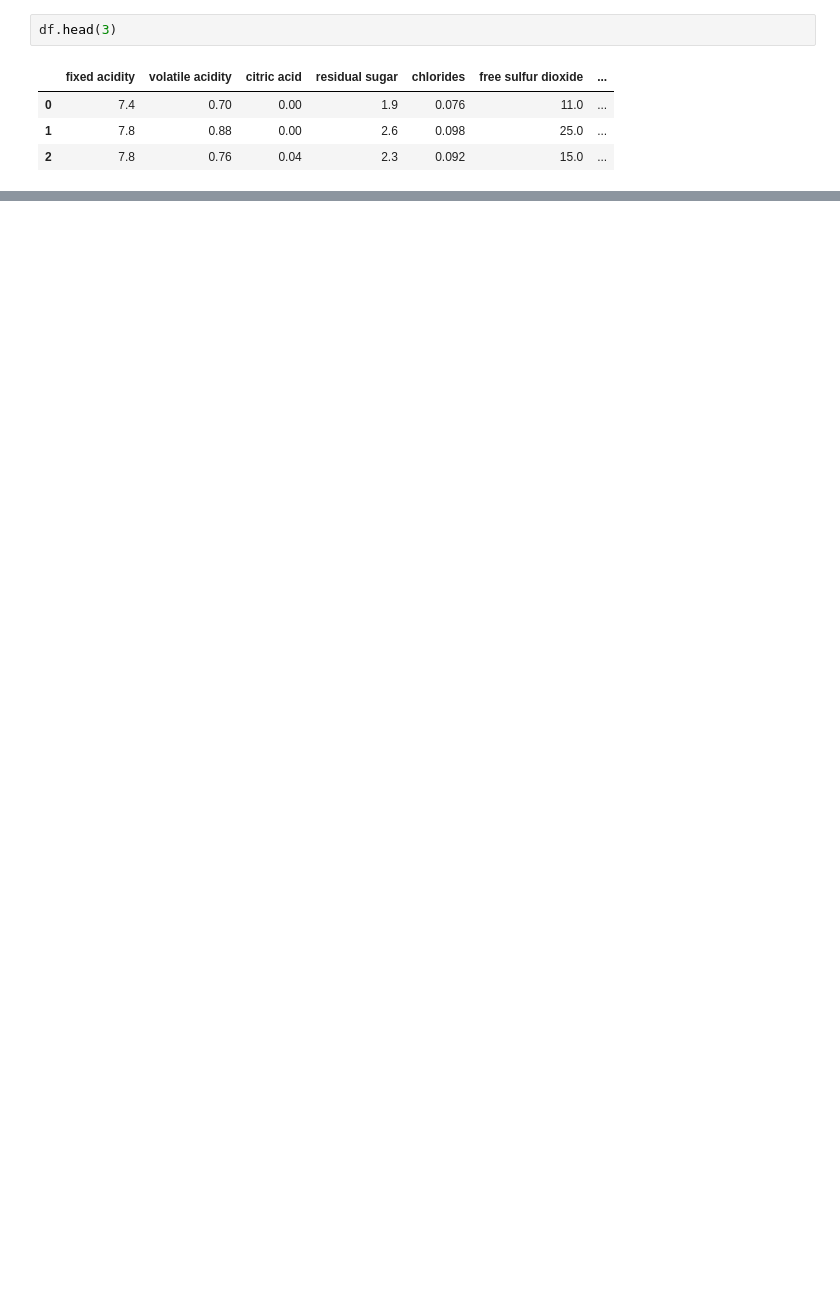
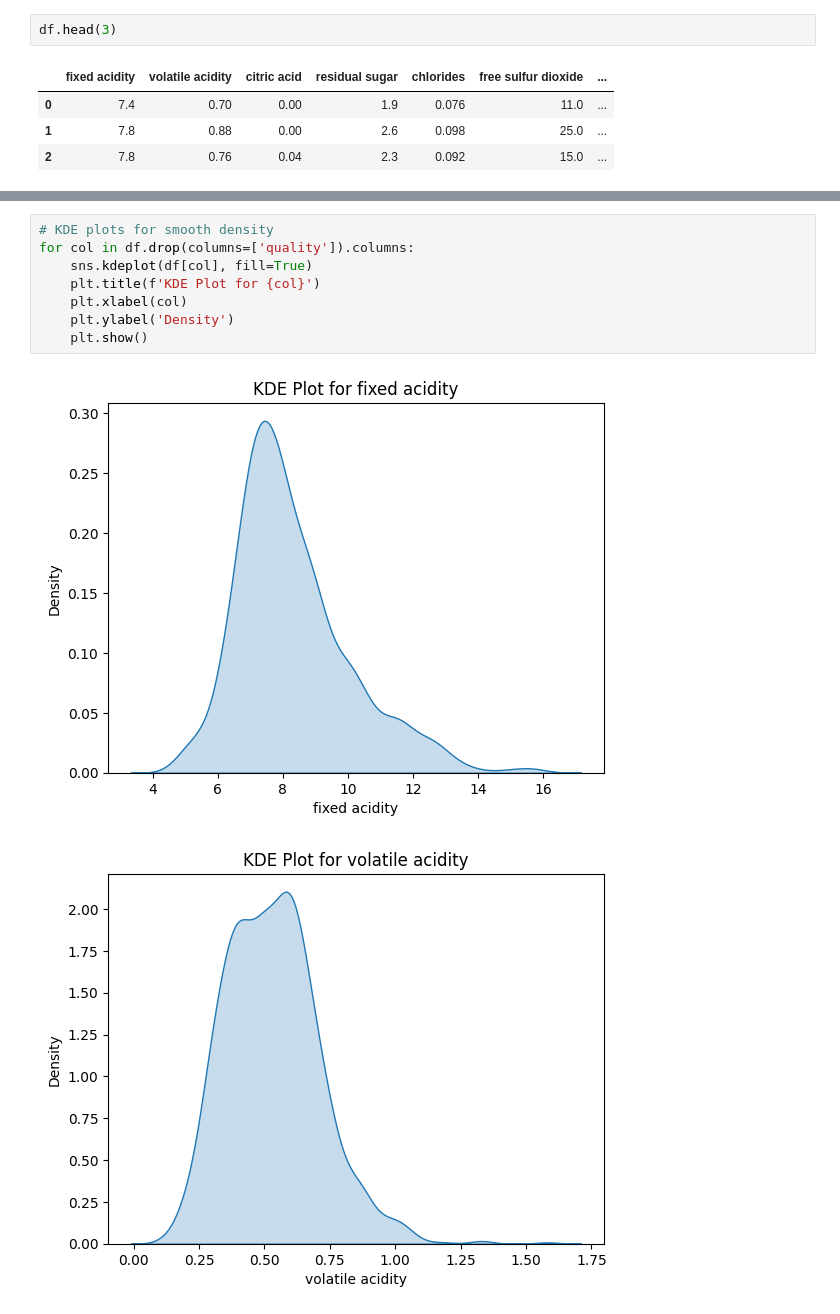
Before and after one commit to KG1234567/EDA_Practice, a Jupyter notebook: EDA/EDA-3.ipynb, the cells around one changed output, grey strips where cells are left out. Drawn from its saved outputs; the diff is of its cells as text; blank space fills up the shorter version.

```diff
--- a/EDA/EDA-3.ipynb
+++ b/EDA/EDA-3.ipynb
@@ -17,0 +95,11 @@ df.head(3)
+# %%
+# KDE plots for smooth density
+for col in df.drop(columns=['quality']).columns:
+    sns.kdeplot(df[col], fill=True)
+    plt.title(f'KDE Plot for {col}')
+    plt.xlabel(col)
+    plt.ylabel('Density')
+    plt.show()
+# %% [output]
+[figure, added]
+[figure, added]
```
Also changed, not shown: parts of 11 cells of this notebook.
